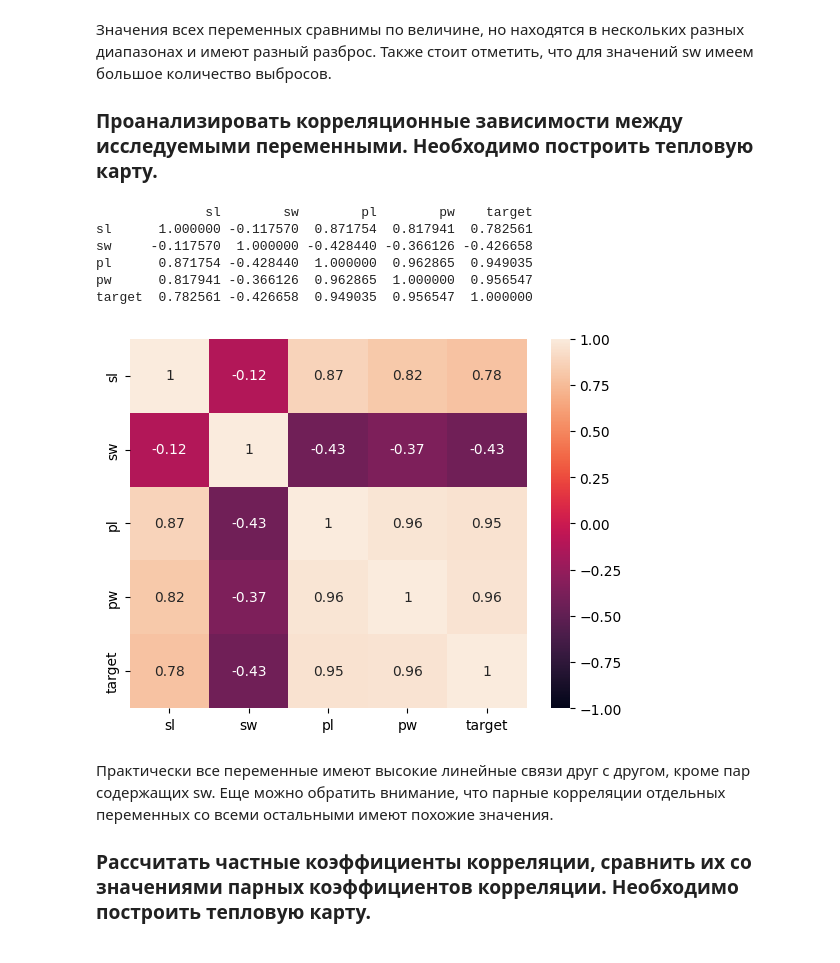
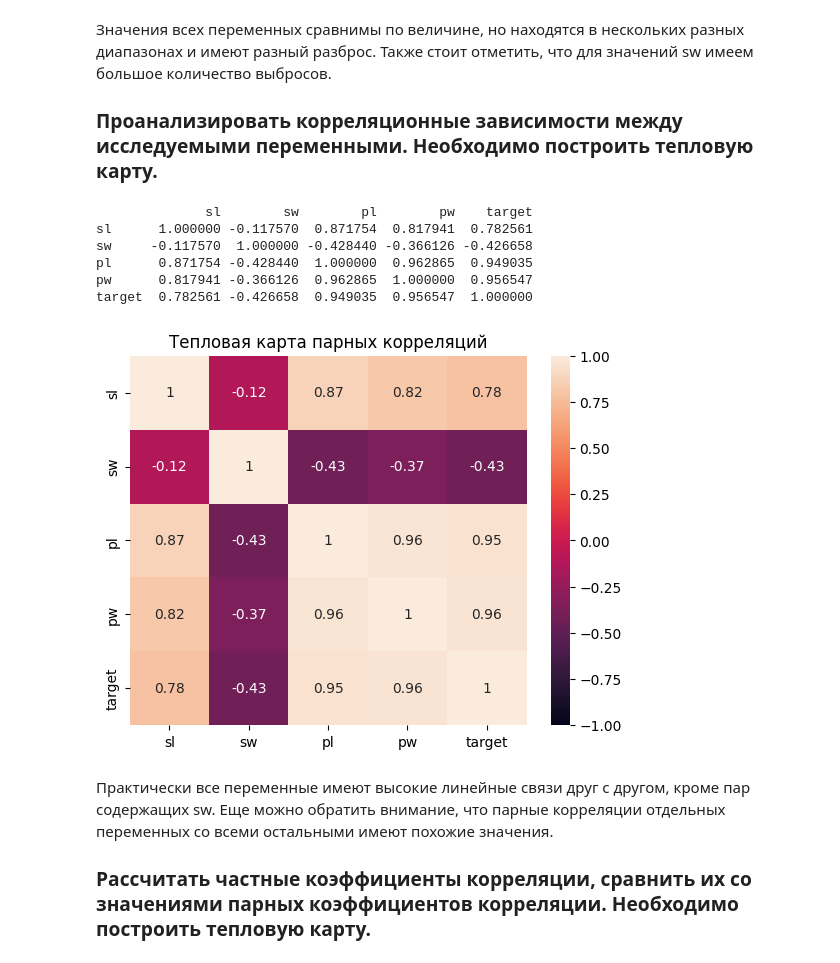
Before and after one commit to ZOaZOaZoa/IAD_lab01, a Jupyter notebook: lab01.ipynb, the cells around one changed output. Cells and saved outputs as stored; diff of their text form; code cells hidden in the pictures.

```diff
--- a/lab01.ipynb
+++ b/lab01.ipynb
@@ -51,19 +52,20 @@ plt.show()
 # %%
 import seaborn as sns
 
 corr_matr = iris_pd.corr()
 print(corr_matr)
 
 sns.heatmap(corr_matr, annot= True, vmin=-1, vmax=1)
+plt.title('Тепловая карта парных корреляций')
 plt.show()
 # %% [output]
               sl        sw        pl        pw    target
 sl      1.000000 -0.117570  0.871754  0.817941  0.782561
 sw     -0.117570  1.000000 -0.428440 -0.366126 -0.426658
 pl      0.871754 -0.428440  1.000000  0.962865  0.949035
 pw      0.817941 -0.366126  0.962865  1.000000  0.956547
 target  0.782561 -0.426658  0.949035  0.956547  1.000000
-[figure, old version]
+[figure, new version]
 # %% [markdown]
 Практически все переменные имеют высокие линейные связи друг с другом, кроме пар содержащих sw. Еще можно обратить внимание, что парные корреляции отдельных переменных со всеми остальными имеют похожие значения.
 
```
Also changed, not shown: parts of 4 cells of this notebook.
